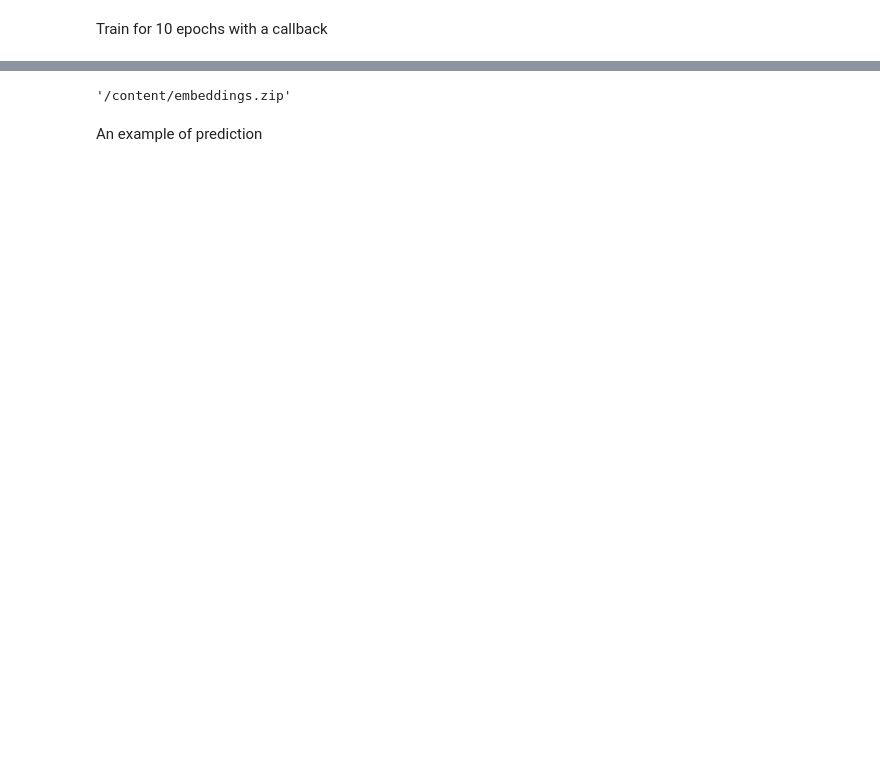
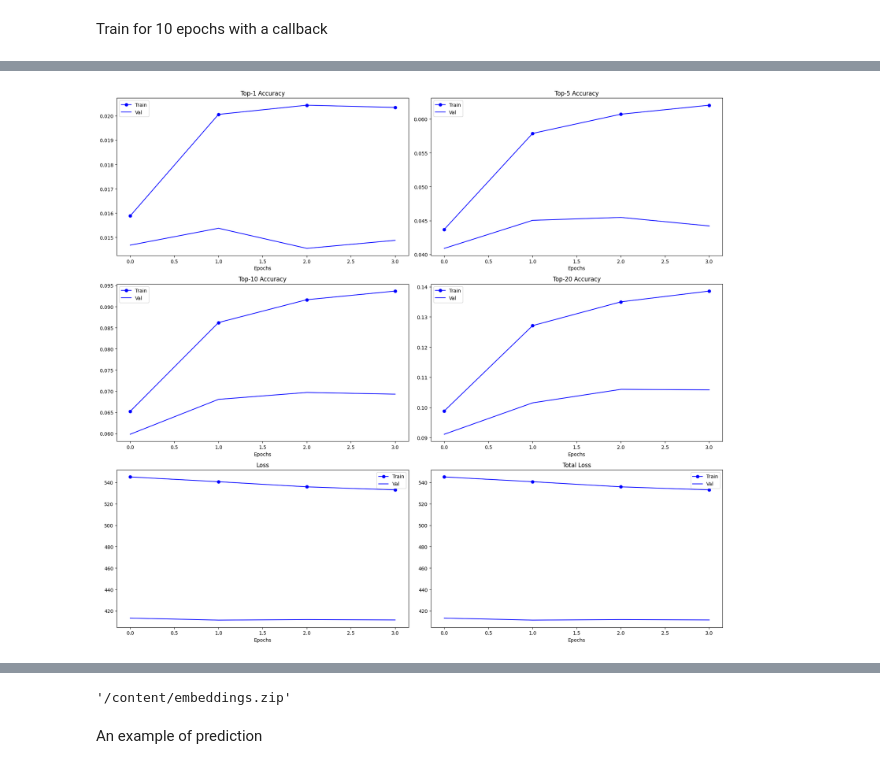
Before and after one commit to BalbiL/G2-MG02-MLOps-Project, a Jupyter notebook: ml/RecSys_One_vs_All.ipynb, the cells around one changed output, grey strips where cells are left out. Drawn from its saved outputs; the diff is of its cells as text; code cells hidden in the pictures; blank space fills up the shorter version.

```diff
--- a/ml/RecSys_One_vs_All.ipynb
+++ b/ml/RecSys_One_vs_All.ipynb
@@ -518,10 +531,0 @@ Wall time: 39.7 s
-# %%
-news_model = NewsModel(all_news_ids=all_news_ids, embedding_matrix=final_bert_embeddings_matrix)
-user_model = UserModel(news_model=news_model)
-sampled_candidate_dataset = news_ds.batch(BATCH_SIZE).take(10).cache() # We just take a little part to avoid computation issues
-retrieval_model = RetrievalModel(
-    user_model=user_model,
-    news_model=news_model,
-    candidate_dataset=sampled_candidate_dataset
-)
-retrieval_model.compile(optimizer=tf.keras.optimizers.Adam(learning_rate=1e-3, weight_decay=1e-5))
@@ -746,0 +607,88 @@ Wall time: 35.8 s
+# %%
+EPOCHS = 10
+LEARNING_RATE = 1e-3
+# %%
+%%time
+
+with mlflow.start_run(run_name="OvA_News_Retrieval_Training") as run:
+  run_id = run.info.run_id
+  # 1. Log Hyperparameters
+  params = {
+      "model_type": "Two-Tower",
+      "embedding_dim": EMBEDDING_DIM,
+      "max_history_length": MAX_HISTORY_LENGTH,
+      "batch_size": BATCH_SIZE,
+      "epochs": EPOCHS,
+      "learning_rate": LEARNING_RATE,
+      "optimizer": "Adam"
+  }
+  mlflow.log_params(params)
+  print("Logged parameters to MLflow.")
+
+  # 2. Initialize and Compile Model (Inside the run context)
+  news_model = NewsModel(all_news_ids=all_news_ids, embedding_matrix=final_bert_embeddings_matrix)
+  user_model = UserModel(news_model=news_model)
+  sampled_candidate_dataset = news_ds.batch(BATCH_SIZE).take(10).cache()
+  retrieval_model = RetrievalModel(
+      user_model=user_model,
+      news_model=news_model,
+      candidate_dataset=sampled_candidate_dataset
+  )
+  retrieval_model.compile(
+      optimizer=tf.keras.optimizers.Adam(learning_rate=LEARNING_RATE, weight_decay=1e-5)
+  )
+
+  # 3. Train the Model
+  print("Starting training...")
+  history = retrieval_model.fit(
+      train_ds_batched,
+      validation_data=val_ds_batched,
+      epochs=EPOCHS,
+      callbacks=[
+          tf.keras.callbacks.EarlyStopping(monitor="val_loss", patience=2, restore_best_weights=True)
+      ]
+  )
+
+  # 4. Log Training Metrics per Epoch
+  # We iterate through the history object to log metrics for every epoch step
+  history_dict = history.history
+  # Number of actual epochs run (in case of EarlyStopping)
+  actual_epochs = len(history_dict["loss"])
+
+  for epoch in range(actual_epochs):
+    # Create a dict of metrics for this specific epoch
+    metrics_map = {k: v[epoch] for k, v in history_dict.items()}
+    mlflow.log_metrics(metrics_map, step=epoch + 1)
+
+  print("Logged training metrics.")
+
+  # 5. Log the Matplotlib Plot
+  # Generate the plot
+  fig, axes = plt.subplots(3, 2, figsize=(18, 16))
+  axes = axes.flatten()
+  metric_pairs = [
+      ("factorized_top_k/top_1_categorical_accuracy", "val_factorized_top_k/top_1_categorical_accuracy", "Top-1 Accuracy"),
+      ("factorized_top_k/top_5_categorical_accuracy", "val_factorized_top_k/top_5_categorical_accuracy", "Top-5 Accuracy"),
+      ("factorized_top_k/top_10_categorical_accuracy", "val_factorized_top_k/top_10_categorical_accuracy", "Top-10 Accuracy"),
+      ("factorized_top_k/top_20_categorical_accuracy", "val_factorized_top_k/top_20_categorical_accuracy", "Top-20 Accuracy"),
+      ("loss", "val_loss", "Loss"),
+      ("total_loss", "val_total_loss", "Total Loss"),
+  ]
+
+  plotting_epochs = history.epoch
+  for ax, (train_key, val_key, title) in zip(axes, metric_pairs):
+      if train_key in history.history:
+          ax.plot(plotting_epochs, history.history[train_key], "bo-", label="Train")
+      if val_key in history.history:
+          ax.plot(plotting_epochs, history.history[val_key], "b-", label="Val")
+      ax.set_title(title)
+      ax.set_xlabel("Epochs")
+      ax.legend()
+  plt.tight_layout()
+  plt.show()
+
+  # Log the figure to MLflow
+  mlflow.log_figure(fig, "training_curves.png")
+  plt.close(fig) # Close to free memory
+  print("Logged training plot.")
+# %% [output]
@@ -746,0 +706 @@ Wall time: 35.8 s
+[figure, added]
```
Also changed, not shown: parts of 36 cells of this notebook, 1 other file.
